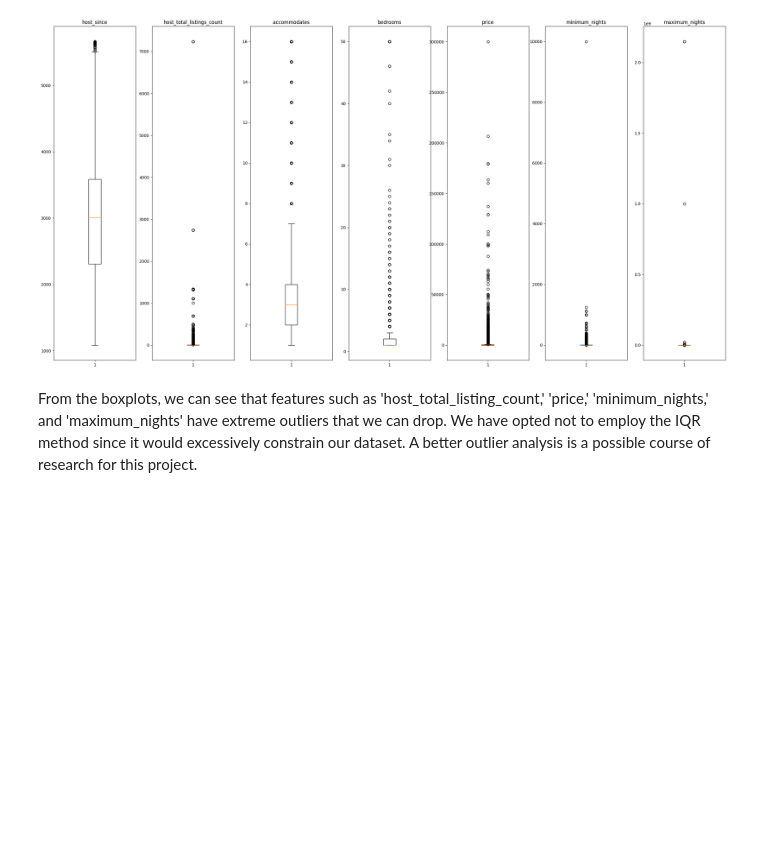
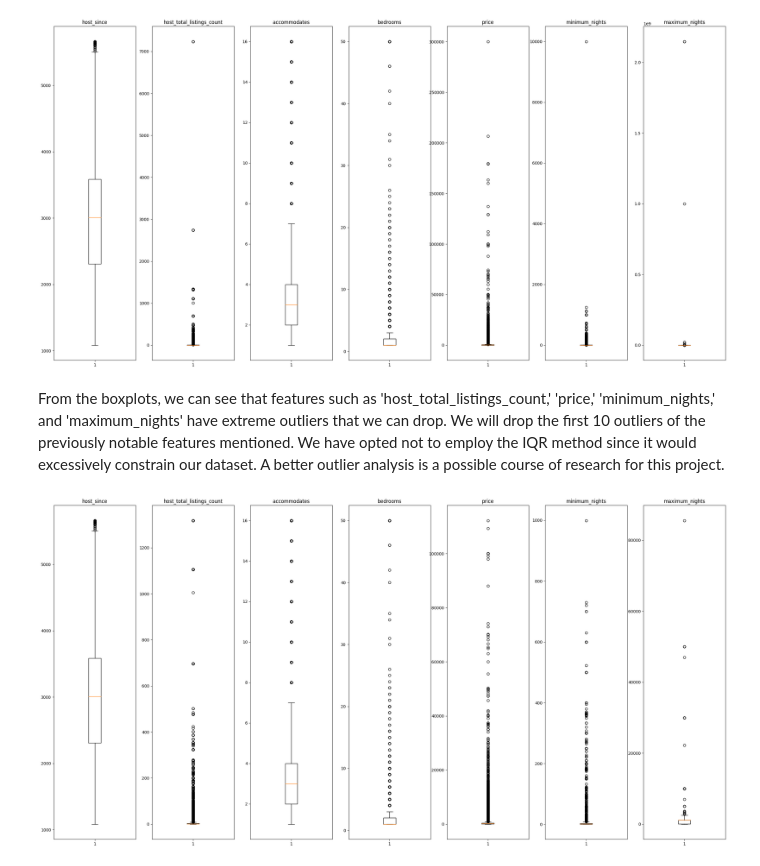
Before and after one commit to BrianMorse12604/151AGroupProject, a Jupyter notebook: project.ipynb, the cells around one changed output. Drawn from its saved outputs; the diff is of its cells as text; code cells hidden in the pictures; blank space fills up the shorter version.

Commit message:
removed outliers and normalized data

```diff
--- a/project.ipynb
+++ b/project.ipynb
@@ -333,6 +333,14 @@ for i, column in enumerate(non_bin_cols):
 # %% [output]
 [figure]
 # %% [markdown]
-From the boxplots, we can see that features such as 'host_total_listing_count,' 'price,' 'minimum_nights,' and 'maximum_nights' have extreme outliers that we can drop. We have opted not to employ the IQR method since it would excessively constrain our dataset. A better outlier analysis is a possible course of research for this project.
+From the boxplots, we can see that features such as 'host_total_listings_count,' 'price,' 'minimum_nights,' and 'maximum_nights' have extreme outliers that we can drop. We will drop the first 10 outliers of the previously notable features mentioned. We have opted not to employ the IQR method since it would excessively constrain our dataset. A better outlier analysis is a possible course of research for this project.
-# %%
-input_df = input_df[input_df[""]]
+# %%
+filtered_input_df = input_df[(input_df["host_total_listings_count"] < sorted(input_df["host_total_listings_count"])[-10]) & (input_df["price"] < sorted(input_df["price"])[-10]) & (input_df["minimum_nights"] < sorted(input_df["minimum_nights"])[-10]) & (input_df["maximum_nights"] < sorted(input_df["maximum_nights"])[-10])]
+filtered_output_df = output_df[(input_df["host_total_listings_count"] < sorted(input_df["host_total_listings_count"])[-10]) & (input_df["price"] < sorted(input_df["price"])[-10]) & (input_df["minimum_nights"] < sorted(input_df["minimum_nights"])[-10]) & (input_df["maximum_nights"] < sorted(input_df["maximum_nights"])[-10])]
+# %%
+fig, axes = plt.subplots(nrows=1, ncols=len(non_bin_cols), figsize=(30, 15))
+for i, column in enumerate(non_bin_cols):
+    axes[i].boxplot(filtered_input_df[column])
+    axes[i].set_title(column)
+# %% [output]
+[figure, added]
```
Also changed, not shown: parts of 3 cells of this notebook.
